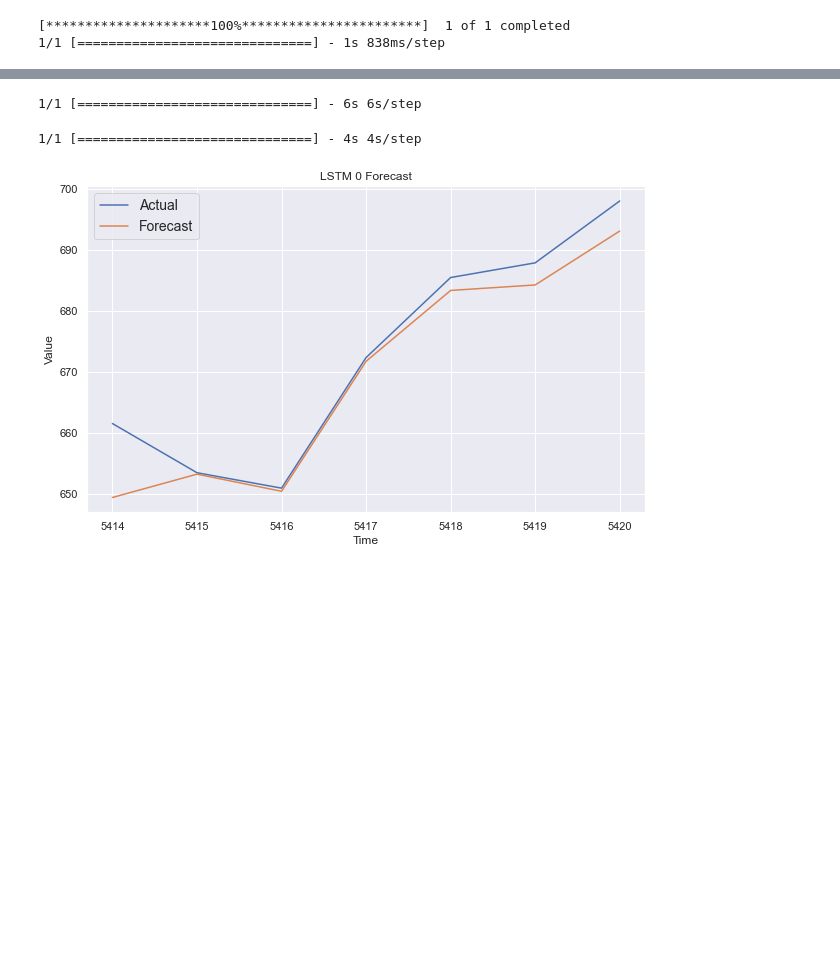
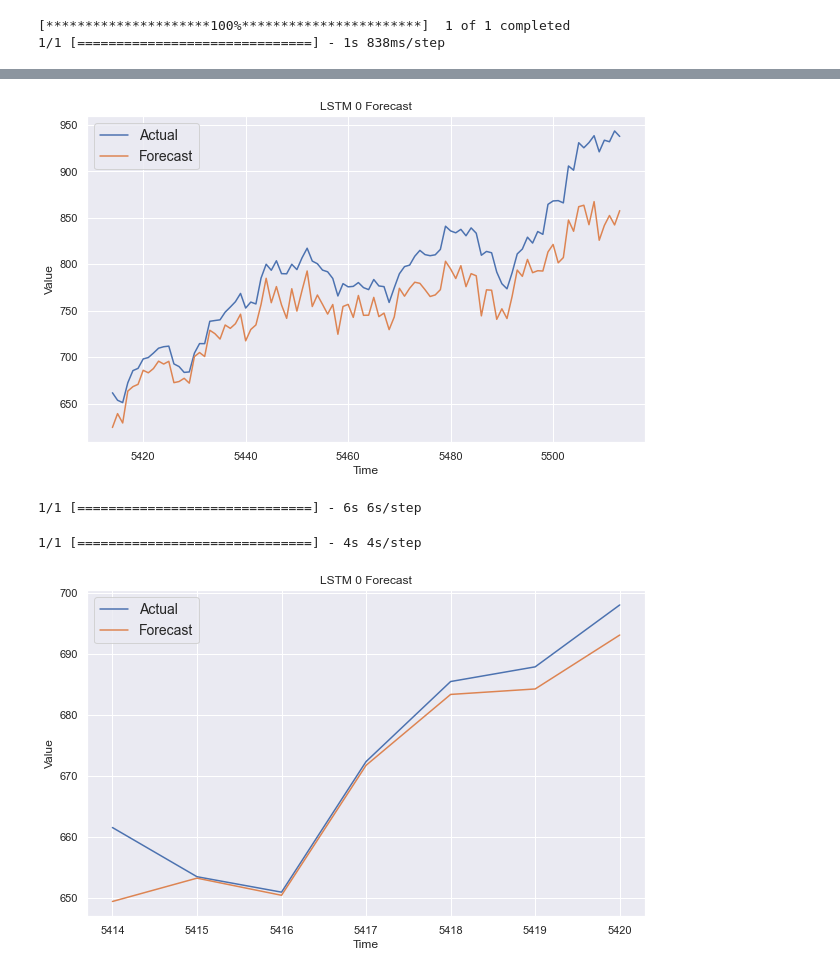
Before and after one commit to panditamey1/Stock-Prediction-using-different-models, a Jupyter notebook: stock_LSTM_Model.ipynb, the cells around one changed output, grey strips where cells are left out. Saved outputs shown, nothing was run; the diff lists cells and outputs as text; code cells hidden in the pictures; blank space fills up the shorter version.

```diff
--- a/stock_LSTM_Model.ipynb
+++ b/stock_LSTM_Model.ipynb
@@ -983,0 +1033,2 @@ array([ 661.57891846,  653.5302124 ,  651.00415039, ..., 2707.55004883,
+# %%
+reliance_stock_model = StockModel(lstm_nodes = [100, 100] , first_model = True, prev_ticker = "", ticker = "RELIANCE", window_size = 60, batch_size = 1)
@@ -983,0 +1041,2 @@ array([ 661.57891846,  653.5302124 ,  651.00415039, ..., 2707.55004883,
+# %%
+reliance_stock_model.train(5,10)
@@ -983,0 +1058,5 @@ array([ 661.57891846,  653.5302124 ,  651.00415039, ..., 2707.55004883,
+# %%
+reliance_stock_model.evaluate()
+
+reliance_stock_model.show_result(0,100)
+# %% [output]
@@ -984,3 +1064,4 @@ array([ 661.57891846,  653.5302124 ,  651.00415039, ..., 2707.55004883,
+[figure, added]
 # %%
 batch_size = 32
 window_size = 30
```
Also changed, not shown: parts of 37 cells of this notebook.
